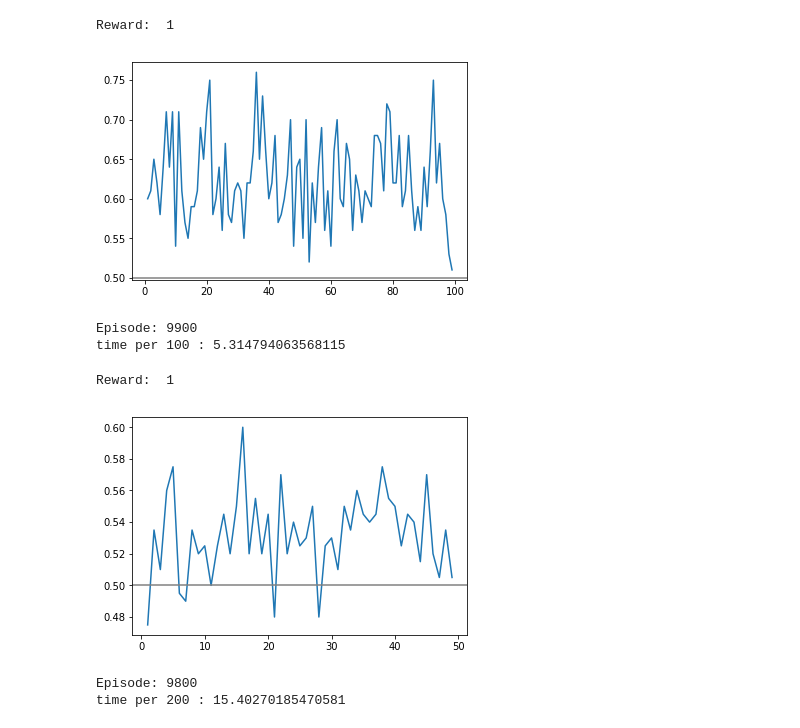
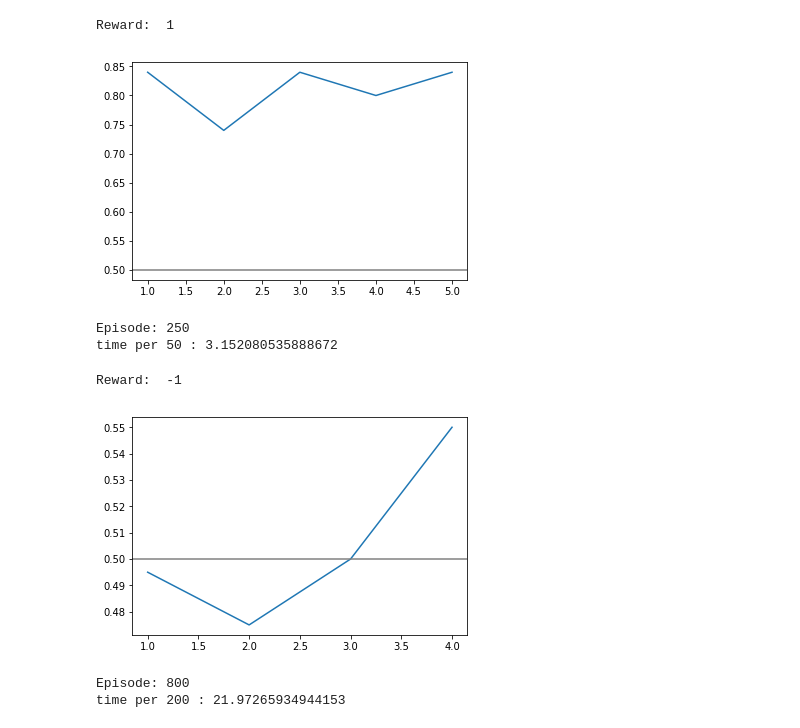
Before and after one commit to nyvard/Backgammon, a Jupyter notebook: torchBackgammon-self.ipynb, the cells around one changed output. Drawn from its saved outputs; the diff is of its cells as text; code cells hidden in the pictures.

```diff
--- a/torchBackgammon-self.ipynb
+++ b/torchBackgammon-self.ipynb
@@ -104,12 +104,12 @@ def get_action(actor, boards):
         action = torch.multinomial(possible_actions_probs.view(1,-1), 1)
     return int(action)
 
-def get_state_value(critic, after_state):
+def get_state_value(nn, after_state):
     after_state = torch.from_numpy(after_state).float()
-    value = critic(after_state)
+    value = nn(after_state)
     return value
 
-def epsilon_greedy(critic, possible_boards, epsilon=.9):
+def epsilon_greedy(critic, possible_boards, epsilon=1):
     possible_boards = torch.from_numpy(possible_boards).float()
     values = critic(possible_boards)
     if np.random.random()<epsilon:
@@ -125,9 +125,9 @@ actor_alpha = 0.01
 critic_alpha = 0.01
 actor_lambda = 0.7
 critic_lambda = 0.7
-forever = 10000
+forever = 300
 
-plt_iter = 100
+plt_iter = 50
 rew = []
 rew_plt = []
 
@@ -202,36 +202,36 @@ for episode in range(forever):
                 if done:
                     clear_output(True)
                     print('Reward: ',reward)
                     rew_plt.append(np.mean(np.equal(rew,1)))
                     rew = []
                     plt.plot(rew_plt)
                     plt.axhline(0.5, color="gray")
                     plt.show()
                     rnd = False
                     print("Episode: {}".format(episode))
                     toc=time()
                     print('time per',plt_iter,':',toc-tic)
                     tic=toc
                     #env.render()
             ######
             """
             if step > 1:
                 for j, param in enumerate(critic.parameters()):
                     param += critic_alpha * delta * critic_Z[j]
                 #for j, param in enumerate(actor.parameters()):
                 #    param += actor_alpha * delta * actor_Z[j]
             """
         I *= gamma
         step += 1
 
     rew.append(reward)
     #actor_alpha *= 0.99
     #critic_alpha *= 0.99
 # %% [output]
 Reward:  1
-[figure, old version]
+[figure, new version]
-Episode: 9900
-time per 100 : 5.314794063568115
+Episode: 250
+time per 50 : 3.152080535888672
 # %%
 print(param)
 # %%
@@ -250,7 +250,7 @@ actor_alpha = 0.01
 critic_alpha = 0.0001
 actor_lambda = 0.7
 critic_lambda = 0.7
-forever = 10000
+forever = 1000
 
 plt_iter = 200
 rew = []
@@ -290,9 +290,6 @@ for episode in range(forever):
             value1 = get_state_value(critic, after_state)
             critic.zero_grad()
             value1.backward()
-            with torch.no_grad():
-                for i, param in enumerate(critic.parameters()):
-                    critic_Z1[i] = critic_lambda * critic_Z1[i] + param.grad
         else:
             value1 = 0
         if step > 1:
@@ -300,6 +297,16 @@ for episode in range(forever):
                 delta1 = reward + gamma*value1 - old_value1
                 for j, param in enumerate(critic.parameters()):
                     param += critic_alpha * delta1 * critic_Z1[j]
+                    #critic_Z1[j] = critic_lambda * critic_Z1[j] + param.grad
+        with torch.no_grad():
+            for j, param in enumerate(critic.parameters()):
+                critic_Z1[j] = critic_lambda * critic_Z1[j] + param.grad
+        """
+        with torch.no_grad():
+            for i, param in enumerate(critic.parameters()):
+                critic_Z1[i] = critic_lambda * critic_Z1[i] + value1.grad
+        """
+
         old_value1 = value1
 
         if not done:
@@ -324,17 +331,18 @@ for episode in range(forever):
                 value2 = get_state_value(critic, after_state)
                 critic.zero_grad()
                 value2.backward()
-                with torch.no_grad():
-                    for i, param in enumerate(critic.parameters()):
-                        critic_Z2[i] = critic_lambda * critic_Z2[i] + param.grad
             else:
                 value2 = 0
             if step > 1:
                 with torch.no_grad():
                     delta2 = reward + gamma*value2 - old_value2
                     for j, param in enumerate(critic.parameters()):
-                        param += critic_alpha * delta2 * critic_Z1[j]
+                        param += critic_alpha * delta2 * critic_Z2[j]
+            with torch.no_grad():
+                for j, param in enumerate(critic.parameters()):
+                    critic_Z2[j] = critic_lambda * critic_Z2[j] + param.grad
             old_value2 = value2
+
             reward = -1*reward
             env.board = FA.flip_board(env.board)
 
@@ -355,14 +363,25 @@ for episode in range(forever):
                 tic=toc
                 #env.render()
         ######
-        I *= gamma
+        #I *= gamma
         step += 1
+    # Game is over, update for loser
+    if (reward == 1):
+        with torch.no_grad():
+            delta2 = -1 - old_value2
+            for j, param in enumerate(critic.parameters()):
+                param += critic_alpha * delta2 * critic_Z2[j]
+    else:
+        with torch.no_grad():
+            delta1 = -1 - old_value1
+            for j, param in enumerate(critic.parameters()):
+                param += critic_alpha * delta1 * critic_Z1[j]
 
     rew.append(reward)
     #actor_alpha *= 0.99
     #critic_alpha *= 0.99
 # %% [output]
-Reward:  1
+Reward:  -1
-[figure, old version]
+[figure, new version]
-Episode: 9800
-time per 200 : 15.40270185470581
+Episode: 800
+time per 200 : 21.97265934944153
```
